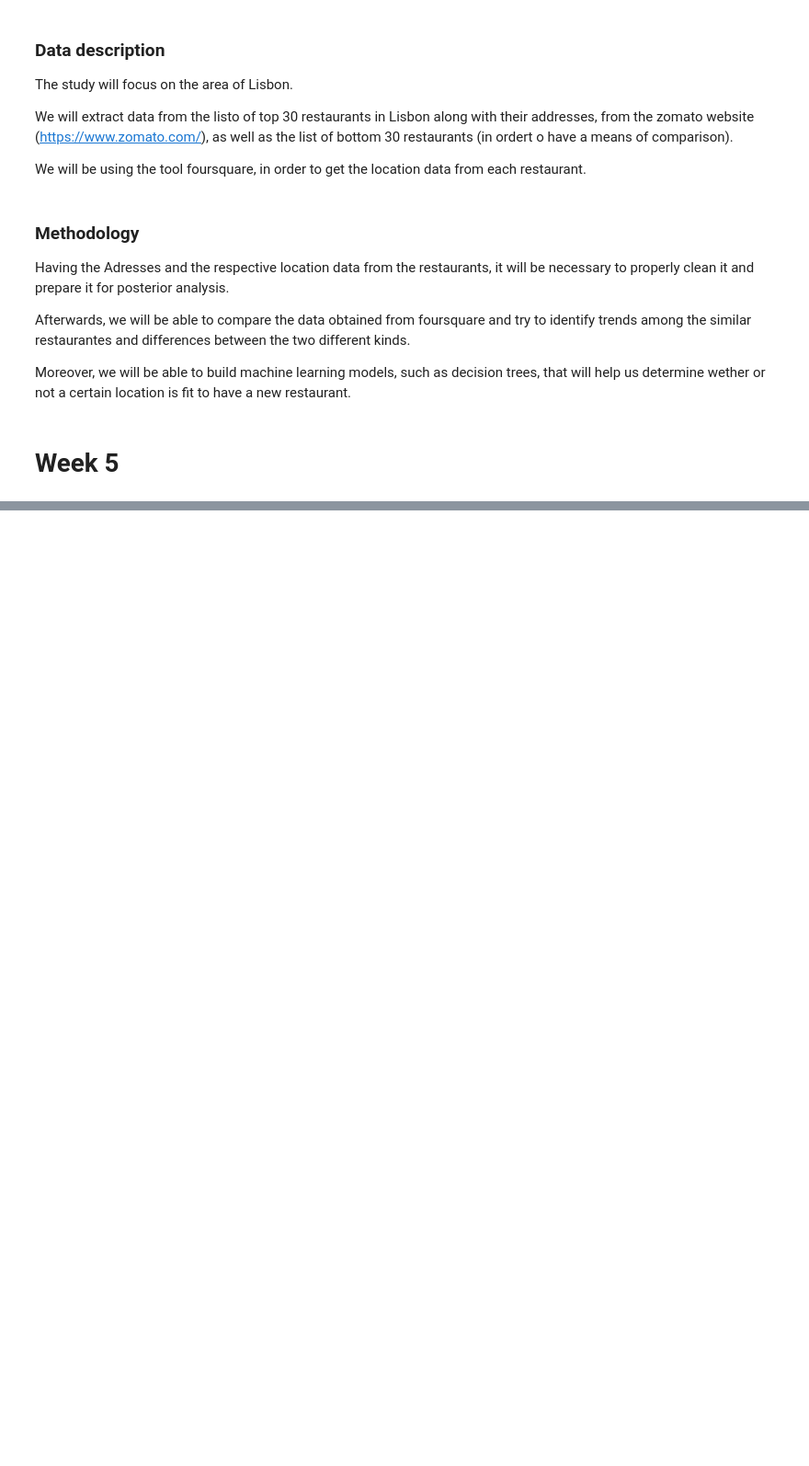
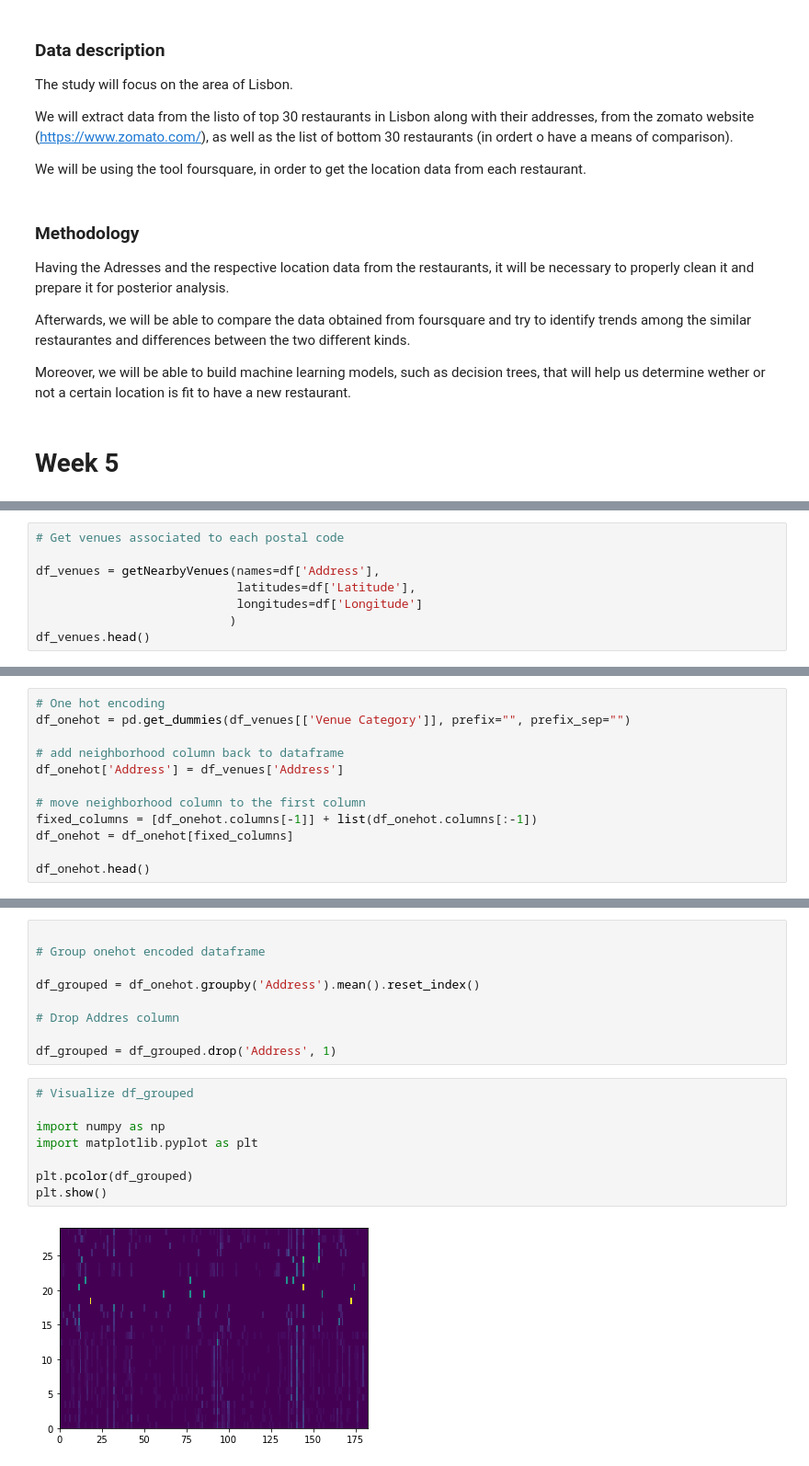
Before and after one commit to Mariocedo/Coursera_Capstone, a Jupyter notebook: Capstone_LastAssignment.ipynb, the cells around one changed output, grey strips where cells are left out. Shown: that part at 92% size. Cells and saved outputs as stored; diff of their text form; blank space fills up the shorter version.

```diff
--- a/Capstone_LastAssignment.ipynb
+++ b/Capstone_LastAssignment.ipynb
@@ -29,0 +237,8 @@ Moreover, we will be able to build machine learning models, such as decision tre
+# %%
+# Get venues associated to each postal code
+
+df_venues = getNearbyVenues(names=df['Address'],
+                            latitudes=df['Latitude'],
+                            longitudes=df['Longitude']
+                           )
+df_venues.head()
@@ -29,0 +252,12 @@ Moreover, we will be able to build machine learning models, such as decision tre
+# %%
+# One hot encoding
+df_onehot = pd.get_dummies(df_venues[['Venue Category']], prefix="", prefix_sep="")
+
+# add neighborhood column back to dataframe
+df_onehot['Address'] = df_venues['Address']
+
+# move neighborhood column to the first column
+fixed_columns = [df_onehot.columns[-1]] + list(df_onehot.columns[:-1])
+df_onehot = df_onehot[fixed_columns]
+
+df_onehot.head()
@@ -29,0 +272,19 @@ Moreover, we will be able to build machine learning models, such as decision tre
+# %%
+
+# Group onehot encoded dataframe
+
+df_grouped = df_onehot.groupby('Address').mean().reset_index()
+
+# Drop Addres column
+
+df_grouped = df_grouped.drop('Address', 1)
+# %%
+# Visualize df_grouped
+
+import numpy as np
+import matplotlib.pyplot as plt
+
+plt.pcolor(df_grouped)
+plt.show()
+# %% [output]
+[figure, added]
```
Also changed, not shown: parts of 22 cells of this notebook.
